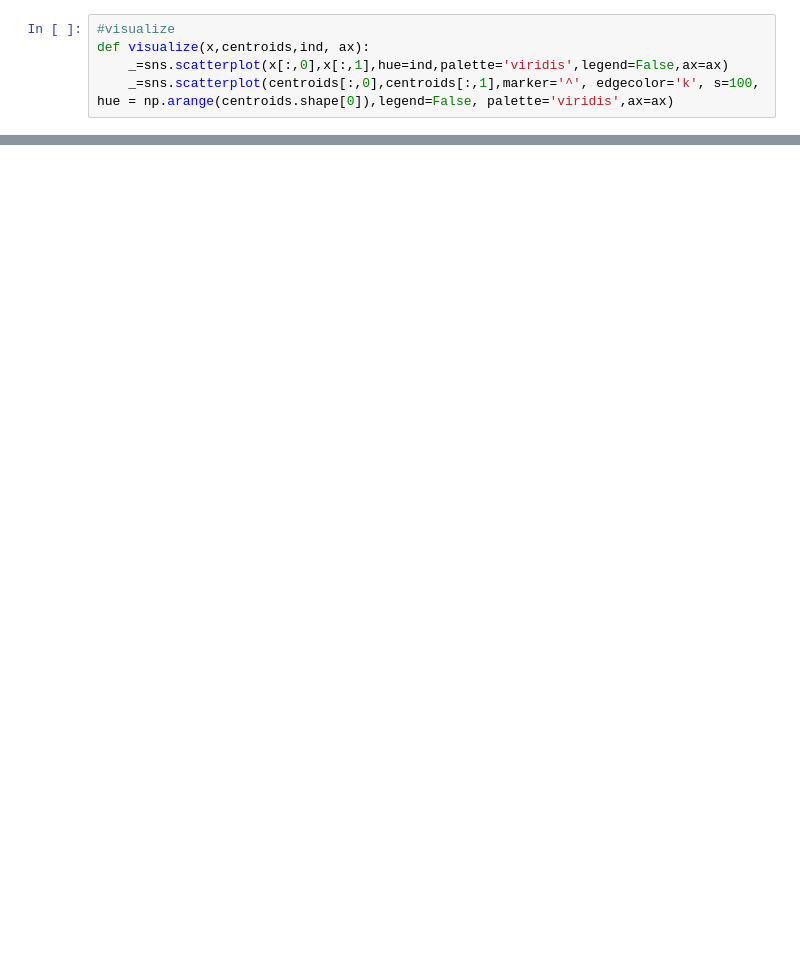
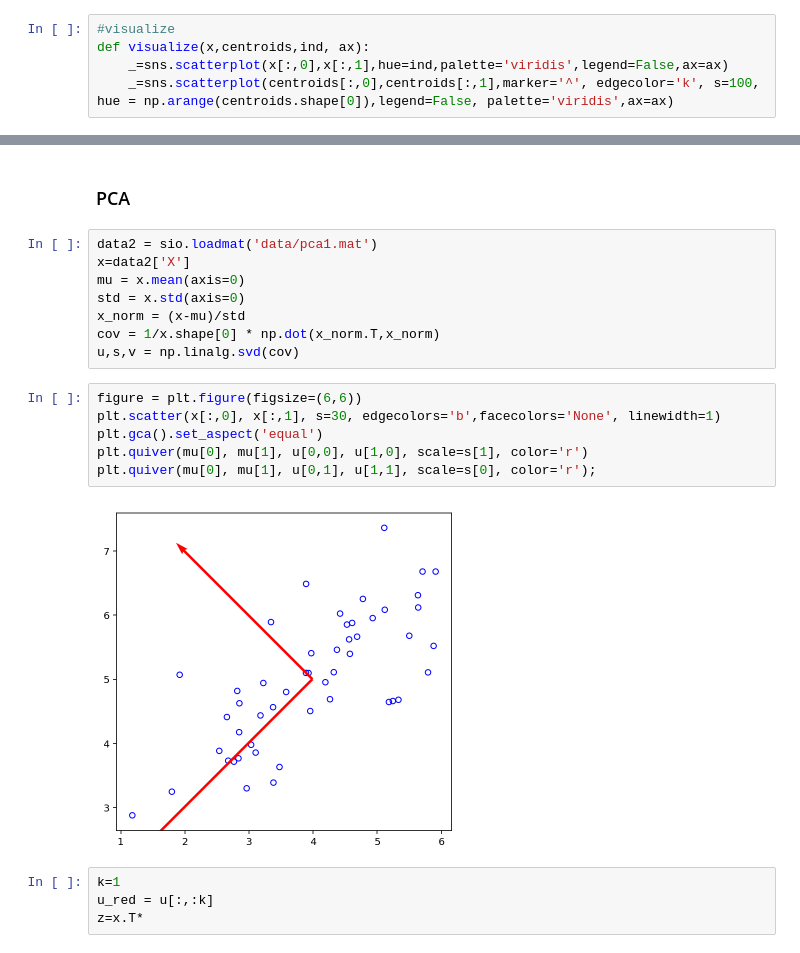
Before and after one commit to anirudh582/machine_learning, a Jupyter notebook: 7.k_means_clustering_and_pca.ipynb, the cells around one changed output, grey strips where cells are left out. Drawn from its saved outputs; the diff is of its cells as text; blank space fills up the shorter version.

```diff
--- a/7.k_means_clustering_and_pca.ipynb
+++ b/7.k_means_clustering_and_pca.ipynb
@@ -50,0 +82,22 @@ run_k_means(x,initial_centroids,max_iters)
+# %% [markdown]
+### PCA
+# %%
+data2 = sio.loadmat('data/pca1.mat')
+x=data2['X']
+mu = x.mean(axis=0)
+std = x.std(axis=0)
+x_norm = (x-mu)/std
+cov = 1/x.shape[0] * np.dot(x_norm.T,x_norm)
+u,s,v = np.linalg.svd(cov)
+# %%
+figure = plt.figure(figsize=(6,6))
+plt.scatter(x[:,0], x[:,1], s=30, edgecolors='b',facecolors='None', linewidth=1)
+plt.gca().set_aspect('equal')
+plt.quiver(mu[0], mu[1], u[0,0], u[1,0], scale=s[1], color='r')
+plt.quiver(mu[0], mu[1], u[0,1], u[1,1], scale=s[0], color='r');
+# %% [output]
+[figure, added]
+# %%
+k=1
+u_red = u[:,:k]
+z=x.T*
```
Also changed, not shown: parts of 8 cells of this notebook, 1 other file.
